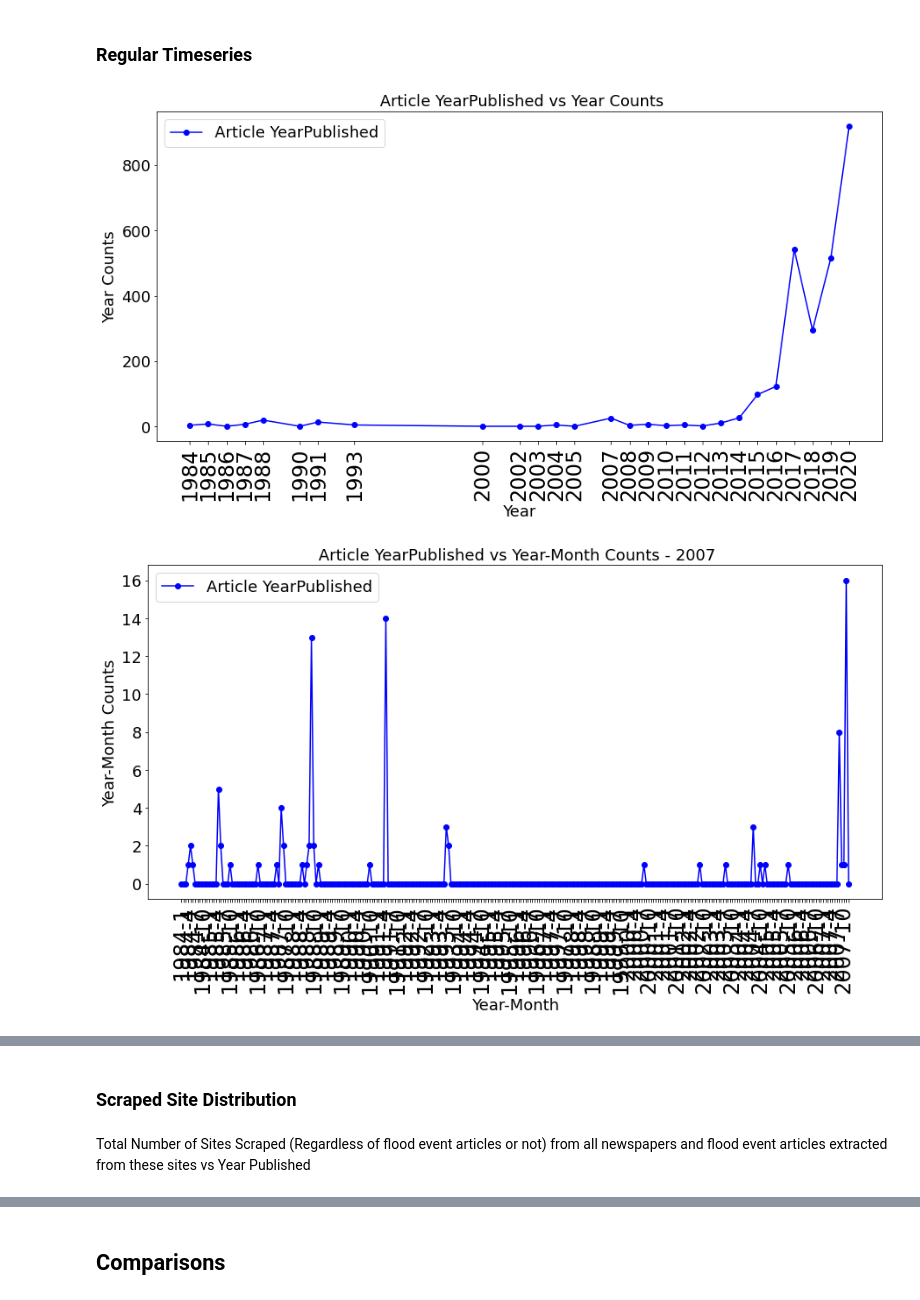
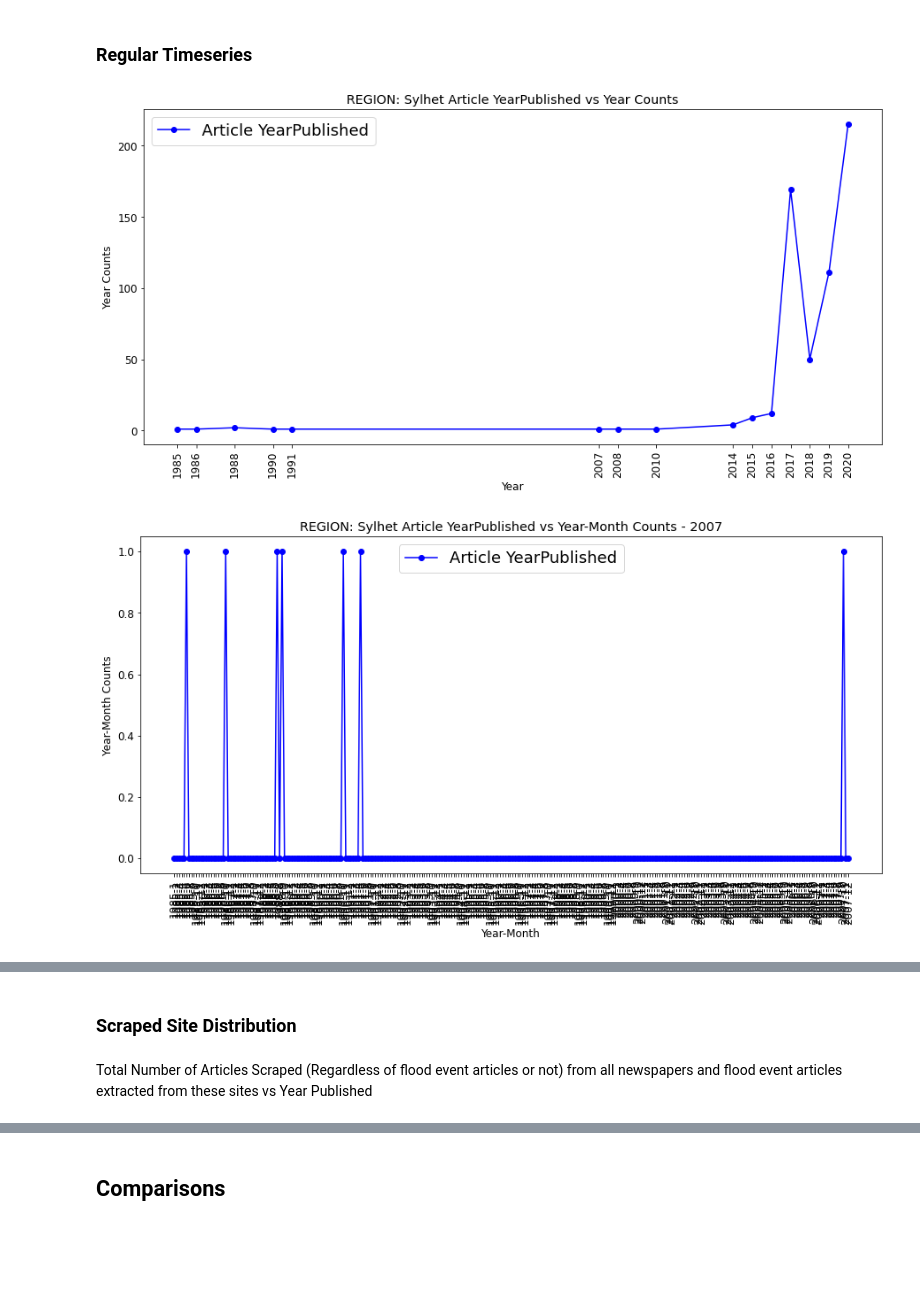
Before and after one commit to Jakwanul-Safin/bangladesh-nlp-flood-research, a Jupyter notebook: classifier/compare_data.ipynb, the cells around one changed output, grey strips where cells are left out. Drawn from its saved outputs; the diff is of its cells as text; code cells hidden in the pictures; blank space fills up the shorter version.

```diff
--- a/classifier/compare_data.ipynb
+++ b/classifier/compare_data.ipynb
@@ -69,14 +69,14 @@ def plot_year_yearmonth_load(load_filepath, main_title='', plot=True):
 # %% [markdown]
 ### Regular Timeseries
 # %%
-ym = plot_year_yearmonth_load('timeseries_data/all.json', '')
-# ym = plot_year_yearmonth_load('timeseries_data/sylhet.json', 'REGION: Sylhet')
+# ym = plot_year_yearmonth_load('timeseries_data/all.json', '')
+ym = plot_year_yearmonth_load('timeseries_data/yearPublished_year_month/sylhet.json', 'REGION: Sylhet')
 # ym = plot_year_yearmonth_load('timeseries_data/chittagong.json', 'REGION: Chittagong')
 # ym = plot_year_yearmonth_load('timeseries_data/dhaka.json', 'REGION: Dhaka')
 # ym = plot_year_yearmonth_load('timeseries_data/rangpur.json', 'REGION: Rangpur')
 # ym = plot_year_yearmonth_load('timeseries_data/rajshahi.json', 'REGION: Rajshahi')
 # ym = plot_year_yearmonth_load('timeseries_data/khulna.json', 'REGION: Khulna')
 # ym = plot_year_yearmonth_load('timeseries_data/barisal.json', 'REGION: Barisal')
 # %% [output]
-[figure, old version]
+[figure, new version]
-[figure, old version]
+[figure, new version]
@@ -85,5 +85,5 @@ ym = plot_year_yearmonth_load('timeseries_data/all.json', '')
 # %% [markdown]
 ### Scraped Site Distribution
 # %% [markdown]
-Total Number of Sites Scraped (Regardless of flood event articles or not) from all newspapers and flood event articles extracted from these sites vs Year Published
+Total Number of Articles Scraped (Regardless of flood event articles or not) from all newspapers and flood event articles extracted from these sites vs Year Published
 # %%
```
Also changed, not shown: parts of 7 cells of this notebook, 36 other files.
